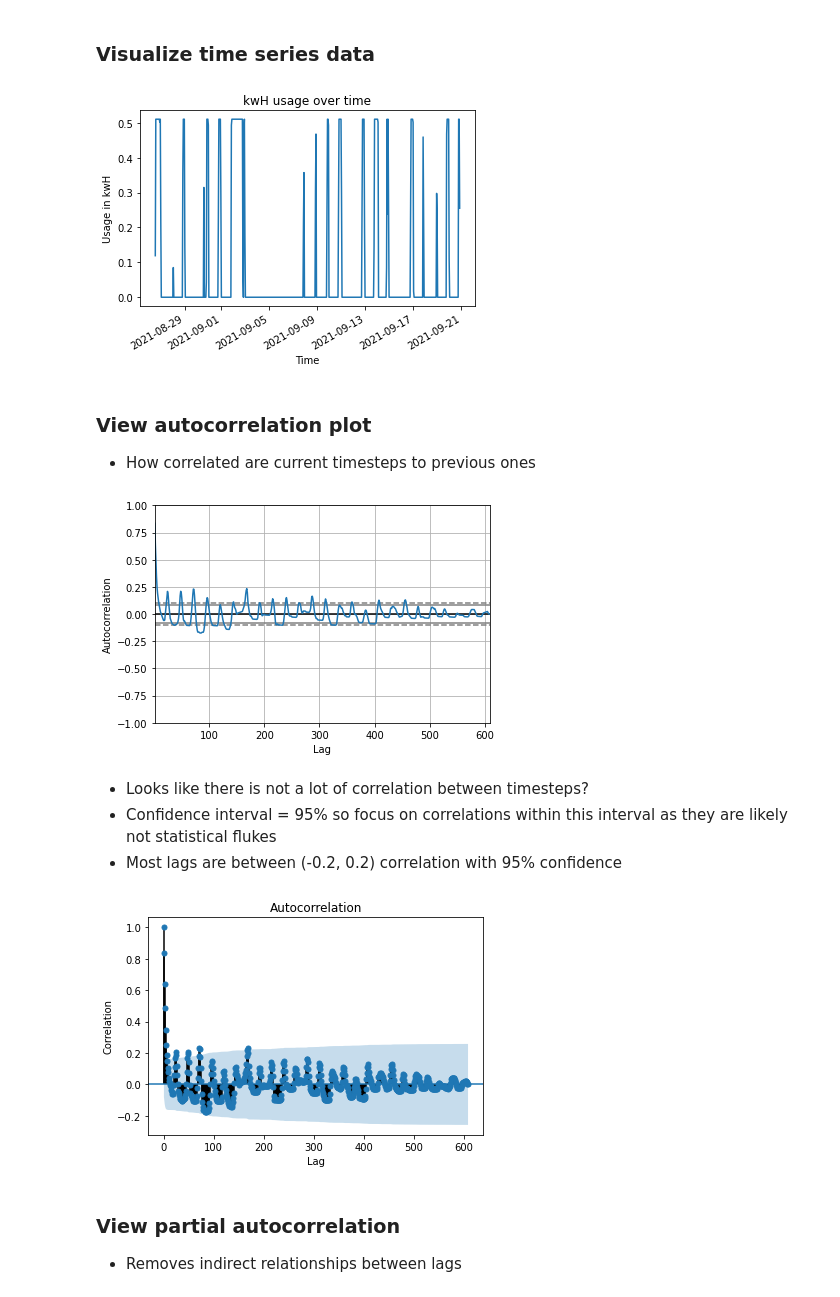
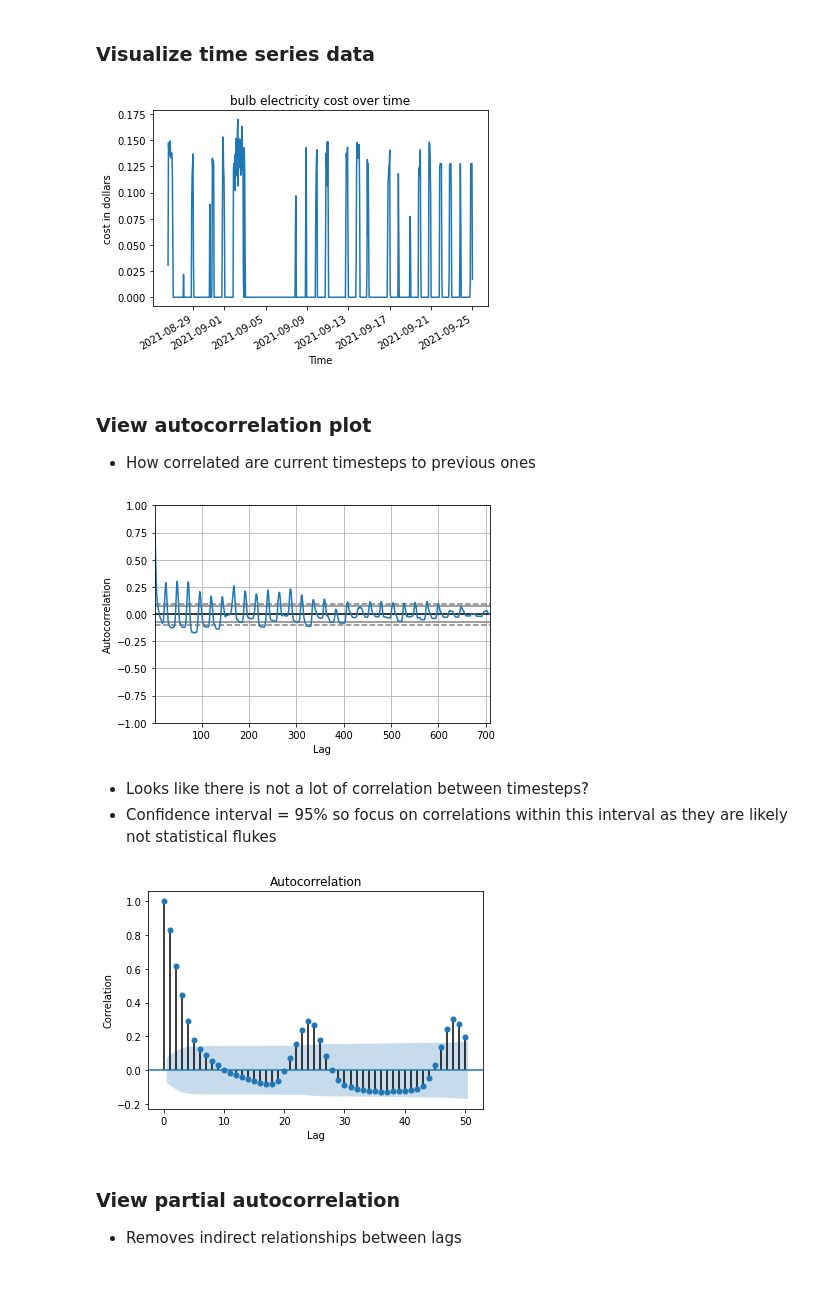
Before and after one commit to smannan/LIFXBulbAnalysis, a Jupyter notebook: SmartBulbARIMAModel.ipynb, the cells around one changed output. Drawn from its saved outputs; the diff is of its cells as text; code cells hidden in the pictures.

Commit message:
View autocorrelation plot for monthly cost data

```diff
--- a/SmartBulbARIMAModel.ipynb
+++ b/SmartBulbARIMAModel.ipynb
@@ -8,7 +8,7 @@ Mounted at /content/drive
 # %%
 import pandas as pd
 # %%
-filename = '/content/drive/Shared drives/CMPE295B/FinalBulbData/2021-08-26_13_2021-09-20_21_hourly.csv'
+filename = '/content/drive/Shared drives/CMPE295B/JoinedPGEBulbData/2021-08-26_13_00_2021-09-25_00_00_hourly.csv'
 bulb_data = pd.read_csv(filename, infer_datetime_format = True).drop(['Unnamed: 0'], axis=1, inplace=False)
 bulb_data['timestamp'] = pd.to_datetime(bulb_data['timestamp'])
 # %%
@@ -25,15 +25,15 @@ bulb_data.head()
 # %%
 import matplotlib.pyplot as plt
 import matplotlib.dates as mdates
 
-plt.plot(bulb_data['timestamp'], bulb_data['kWH'])
+plt.plot(bulb_data['timestamp'], bulb_data['cost_per_bulb'])
 plt.gcf().autofmt_xdate()
-plt.title('kwH usage over time')
-plt.ylabel('Usage in kwH')
+plt.title('bulb electricity cost over time')
+plt.ylabel('cost in dollars')
 plt.xlabel('Time')
 plt.show()
 # %% [output]
-[figure, old version]
+[figure, new version]
 # %% [markdown]
 ### View autocorrelation plot
 - How correlated are current timesteps to previous ones
@@ -42,19 +42,18 @@ from pandas.plotting import autocorrelation_plot
 autocorrelation_plot(bulb_data[['kWH']])
 plt.show()
 # %% [output]
-[figure, old version]
+[figure, new version]
 # %% [markdown]
 - Looks like there is not a lot of correlation between timesteps?
 - Confidence interval = 95% so focus on correlations within this interval as they are likely not statistical flukes
-- Most lags are between (-0.2, 0.2) correlation with 95% confidence
 # %%
 from statsmodels.graphics.tsaplots import plot_acf
-plot_acf(bulb_data[['kWH']], lags=len(bulb_data)-1)
+plot_acf(bulb_data[['kWH']], lags=50)
 plt.xlabel('Lag')
 plt.ylabel('Correlation')
 plt.show()
 # %% [output]
-[figure, old version]
+[figure, new version]
 # %% [markdown]
 ### View partial autocorrelation
 - Removes indirect relationships between lags
```
Also changed, not shown: parts of 3 cells of this notebook.
